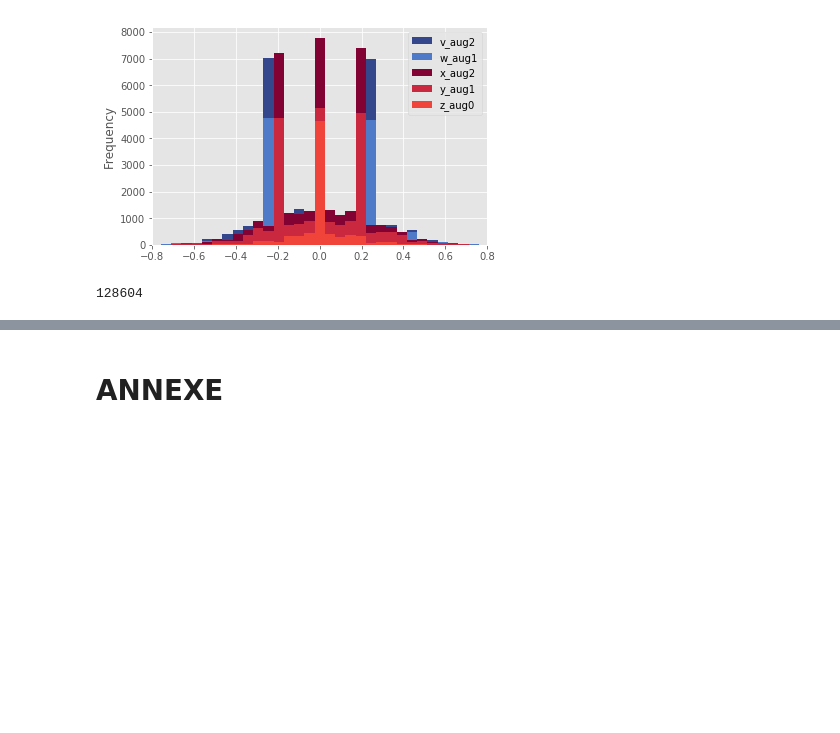
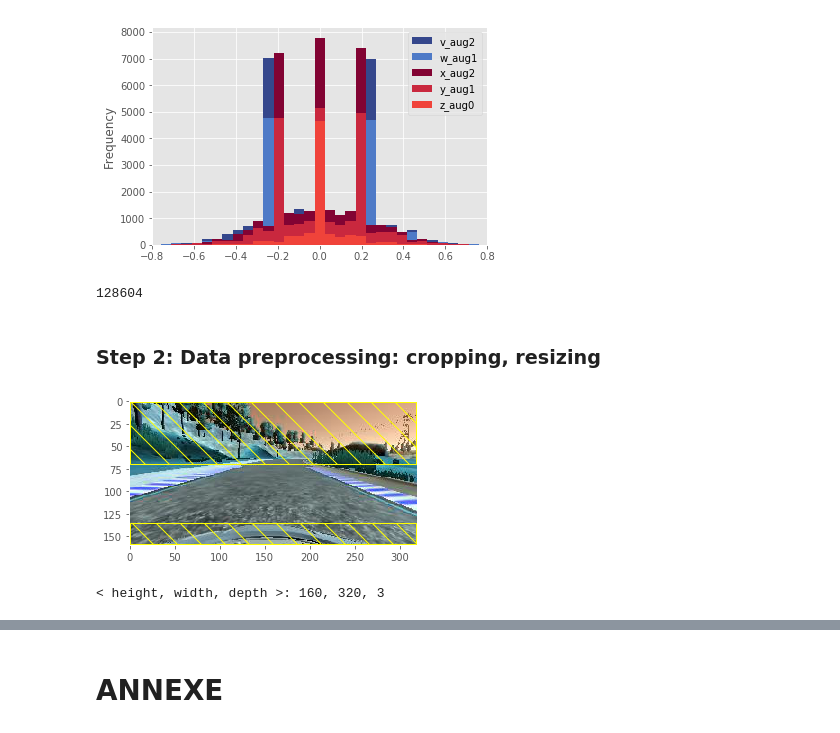
Before and after one commit to chatmoon/SDC_PRJ03_Cloning, a Jupyter notebook: _01_WIP/_Writeup_/_DATA EXPLORATION_.ipynb, the cells around one changed output, grey strips where cells are left out. Drawn from its saved outputs; the diff is of its cells as text; code cells hidden in the pictures; blank space fills up the shorter version.

Commit message:
[writeup][image] _PPro_image : original, cropped, resized image

```diff
--- a/_01_WIP/_Writeup_/_DATA EXPLORATION_.ipynb
+++ b/_01_WIP/_Writeup_/_DATA EXPLORATION_.ipynb
@@ -143,3 +145,5 @@ dfr3.plot.hist(xlim=(-0.8, 0.8), color=('#35478C', '#4E7AC7','#820333','#C9283E'
 len(steering)+len(angles)+len(augmented_angles) +len(angl2s)+len(augmented_angl2s)
 # %% [output]
 128604
+# %% [markdown]
+### Step 2: Data preprocessing: cropping, resizing
@@ -145,0 +166,45 @@ len(steering)+len(angles)+len(augmented_angles) +len(angl2s)+len(augmented_angl2
+# %%
+rects = [Rectangle(xy=[24.2, 25], width=48, height=18, fill=False)]     # empty rectangle
+ax.add_artist(rects[0])
+rects[0].set_lw(3)
+rects[0].set_color('yellow')
+# %%
+def display_image(image, rect=0, top_crop=top_crop, bottom_crop=bottom_crop, image_height=image_height, image_width=image_width, dpi=80):
+    height, width, depth = image.shape
+    figsize = width / float(dpi), height / float(dpi)
+    figure  = plt.figure(figsize=figsize)
+    ax      = figure.add_axes([0, 0, 1, 1])
+    ax.imshow(image)
+
+    if rect==1:
+        rect1 = [Rectangle(xy=[0, height+bottom_crop], width=width-2, height=-1-bottom_crop, hatch='\\', fill=False)]     # empty rectangle
+        ax.add_artist(rect1[0])
+        rect1[0].set_lw(1)
+        rect1[0].set_color('yellow')
+
+        rect2 = [Rectangle(xy=[0, top_crop], width=width-2, height=1-top_crop, hatch='\\', fill=False)]     # empty rectangle
+        ax.add_artist(rect2[0])
+        rect2[0].set_lw(1)
+        rect2[0].set_color('yellow')
+    elif rect==2:
+        rect3 = [Rectangle(xy=[1, height-image_height], width=image_width, height=image_height-1, hatch='\\', fill=False)]     # empty rectangle
+        ax.add_artist(rect3[0])
+        rect3[0].set_lw(1)
+        rect3[0].set_color('yellow')
+        ax.arrow(width-1, 0, -(image_width-5), image_height, head_width=5, head_length=15, color='yellow', ls='dotted')
+    elif rect==3:
+        rect4 = [Rectangle(xy=[1, 1], width=width-3, height=height-2, fill=False)]     # empty rectangle
+        ax.add_artist(rect4[0])
+        rect4[0].set_lw(1)
+        rect4[0].set_color('yellow')
+
+
+    ax.grid(False)
+    plt.show()
+    #figure.savefig(self.pathImg+'_dataVisu_6_showMosaic.png')
+    print ('< height, width, depth >: {}, {}, {}'.format(height, width, depth))
+# %%
+display_image(cv2.imread(center[index]), 1)
+# %% [output]
+[figure, added]
+< height, width, depth >: 160, 320, 3
```
Also changed, not shown: parts of 6 cells of this notebook, 3 other files.
